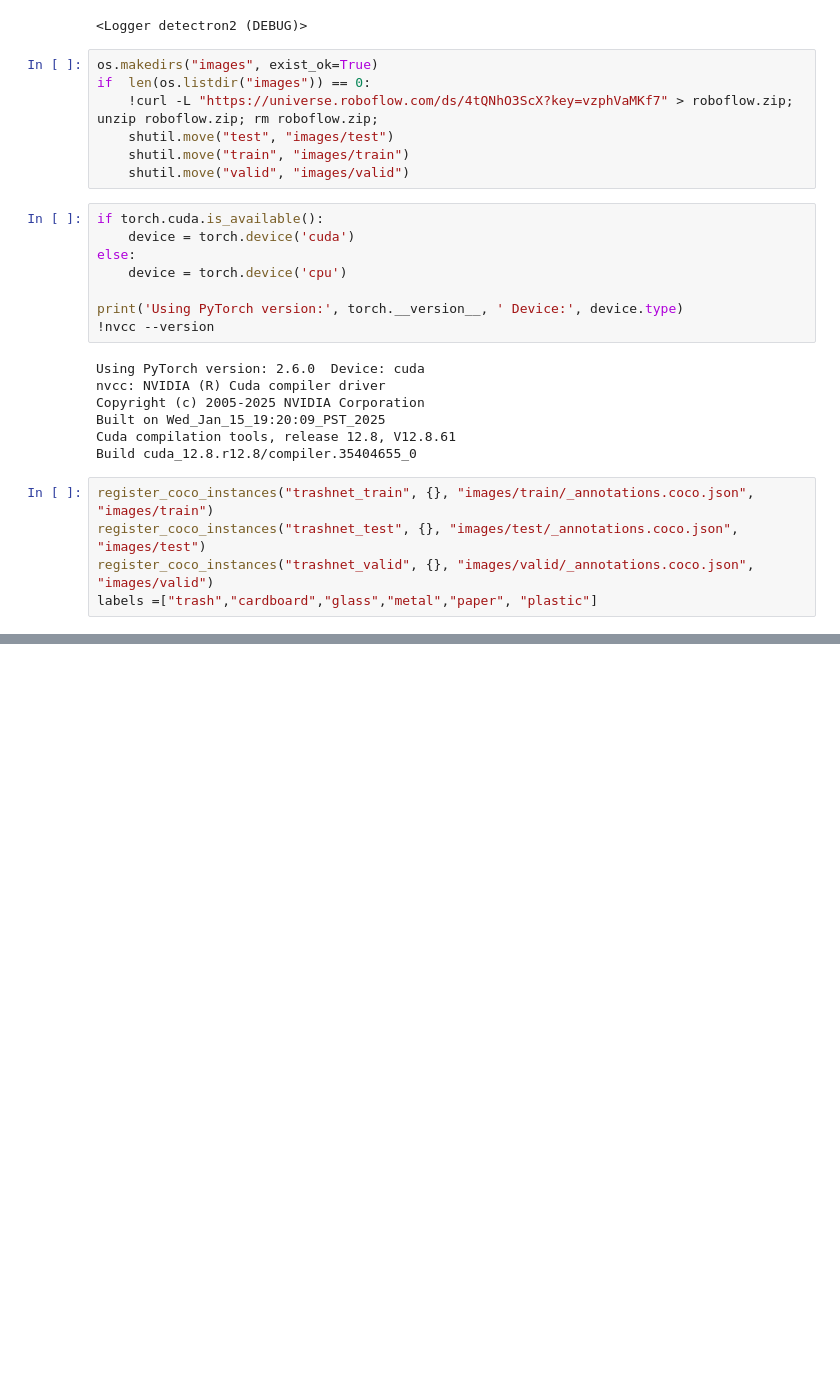
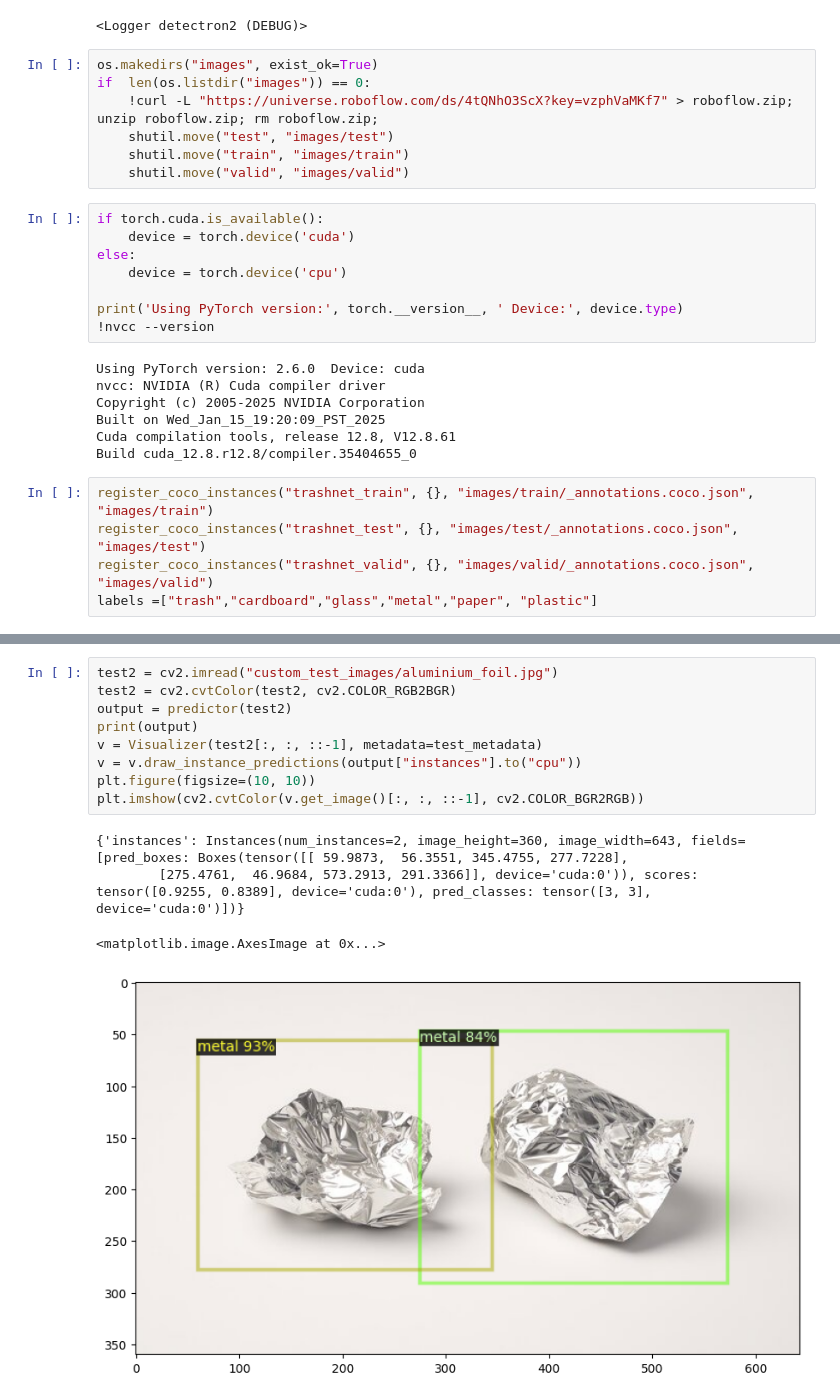
Before and after one commit to bogdanmb04/smart-rwaste-sorter, a Jupyter notebook: detectron.ipynb, the cells around one changed output, grey strips where cells are left out. Drawn from its saved outputs; the diff is of its cells as text; blank space fills up the shorter version.

```diff
--- a/detectron.ipynb
+++ b/detectron.ipynb
@@ -154,0 +236,14 @@ Category ids in annotations are not in [1, #categories]! We'll apply a mapping f
+# %%
+test2 = cv2.imread("custom_test_images/aluminium_foil.jpg")
+test2 = cv2.cvtColor(test2, cv2.COLOR_RGB2BGR)
+output = predictor(test2)
+print(output)
+v = Visualizer(test2[:, :, ::-1], metadata=test_metadata)
+v = v.draw_instance_predictions(output["instances"].to("cpu"))
+plt.figure(figsize=(10, 10))
+plt.imshow(cv2.cvtColor(v.get_image()[:, :, ::-1], cv2.COLOR_BGR2RGB))
+# %% [output]
+{'instances': Instances(num_instances=2, image_height=360, image_width=643, fields=[pred_boxes: Boxes(tensor([[ 59.9873,  56.3551, 345.4755, 277.7228],
+        [275.4761,  46.9684, 573.2913, 291.3366]], device='cuda:0')), scores: tensor([0.9255, 0.8389], device='cuda:0'), pred_classes: tensor([3, 3], device='cuda:0')])}
+<matplotlib.image.AxesImage at 0x...>
+[figure, added]
```
Also changed, not shown: parts of 11 cells of this notebook, 1 other file.
